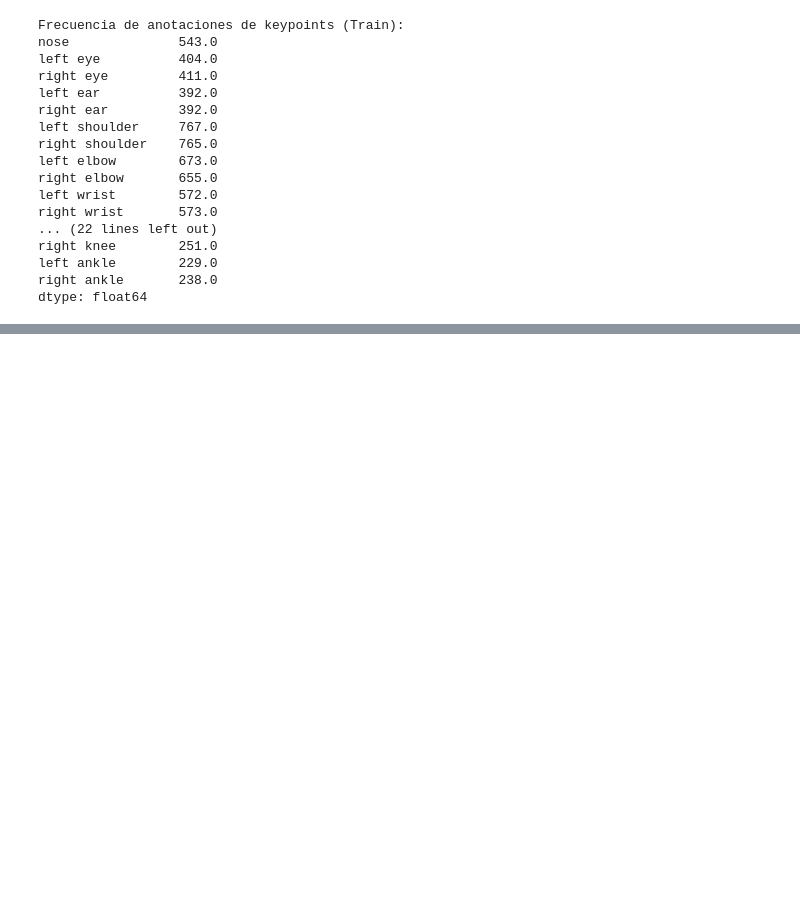
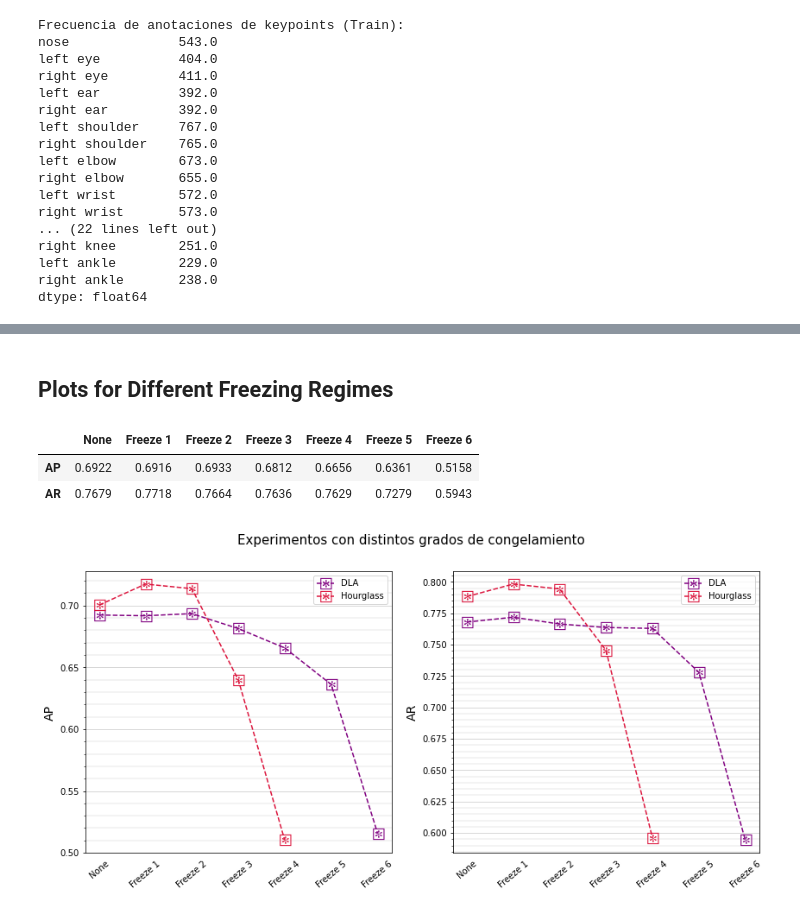
Before and after one commit to jsmithdlc/CenterNet-ThermalPose, a Jupyter notebook: src/pretty_plotts.ipynb, the cells around one changed output, grey strips where cells are left out. Drawn from its saved outputs; the diff is of its cells as text; code cells hidden in the pictures; blank space fills up the shorter version.

```diff
--- a/src/pretty_plotts.ipynb
+++ b/src/pretty_plotts.ipynb
@@ -172,0 +284,48 @@ dtype: float64
+# %% [markdown]
+## Plots for Different Freezing Regimes
+# %%
+freeze_dla = [[0.6922,0.7679],[0.6916,0.7718],[0.6933,0.7664],\
+              [0.6812,0.7636],[0.6656,0.7629],[0.6361,0.7279],\
+              [0.5158,0.5943]]
+freeze_hg = [[0.7002,0.7882],[0.7172,0.7982],[0.7135,0.7943],\
+             [0.6397,0.7454],[0.5103,0.5961]]
+
+freeze_dla = np.array(freeze_dla).T
+freeze_hg = np.array(freeze_hg).T
+# %%
+df_dla_frz = pd.DataFrame(data=freeze_dla,columns=['None','Freeze 1','Freeze 2',\
+                                                  'Freeze 3', 'Freeze 4','Freeze 5',\
+                                                  'Freeze 6'],index=['AP','AR'])
+df_hg_frz = pd.DataFrame(data=freeze_hg,columns=['None','Freeze 1','Freeze 2',\
+                                                  'Freeze 3', 'Freeze 4'],index=['AP','AR'])
+df_dla_frz.head(3)
+# %% [output]
+|  | None | Freeze 1 | Freeze 2 | Freeze 3 | Freeze 4 | Freeze 5 | Freeze 6 |
+| AP | 0.6922 | 0.6916 | 0.6933 | 0.6812 | 0.6656 | 0.6361 | 0.5158 |
+| AR | 0.7679 | 0.7718 | 0.7664 | 0.7636 | 0.7629 | 0.7279 | 0.5943 |
+# %%
+fig, ax = plt.subplots(1,2,figsize=(14,6))
+marker = "$%s$" % u'\u29C6'
+df_dla_frz.loc['AP'].plot(ax=ax[0],marker=marker,linestyle='dashed',color='purple',
+                          markersize=14,markeredgewidth=0.0)
+df_hg_frz.loc['AP'].plot(ax=ax[0],marker=marker,linestyle='dashed',color='crimson',
+                         markersize=14,markeredgewidth=0.0)
+df_dla_frz.loc['AR'].plot(ax=ax[1],marker=marker,linestyle='dashed',color='purple',
+                          markersize=14,markeredgewidth=0.0)
+df_hg_frz.loc['AR'].plot(ax=ax[1],marker=marker,linestyle='dashed',color='crimson',
+                         markersize=14,markeredgewidth=0.0)
+plt.suptitle("Experimentos con distintos grados de congelamiento",fontsize=15)
+ax[0].set_ylabel('AP',fontsize=14)
+ax[1].set_ylabel('AR',fontsize=14)
+for sp_ax in ax:
+    sp_ax.set_xticks(np.arange(len(df_dla_frz.columns)))
+    sp_ax.set_xticklabels(df_dla_frz.columns)
+    sp_ax.grid(True,which='major',axis='y',linewidth=0.5)
+    sp_ax.grid(True,which='minor',axis='y',linewidth=0.3)
+    sp_ax.minorticks_on()
+    sp_ax.tick_params(axis='x',which='both',bottom=False,rotation=40)
+    sp_ax.legend(["DLA","Hourglass"])
+plt.savefig("../figures/exp_plots/diff_frz/frz_exploration.png")
+plt.show()
+# %% [output]
+[figure, added]
```
Also changed, not shown: parts of 10 cells of this notebook, 31 other files.
